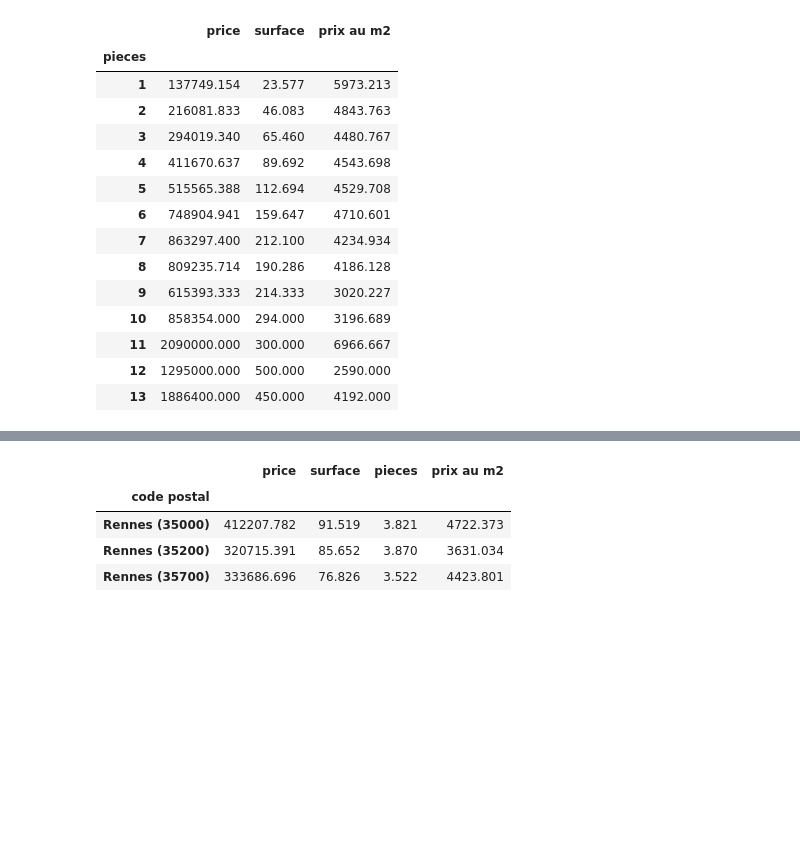
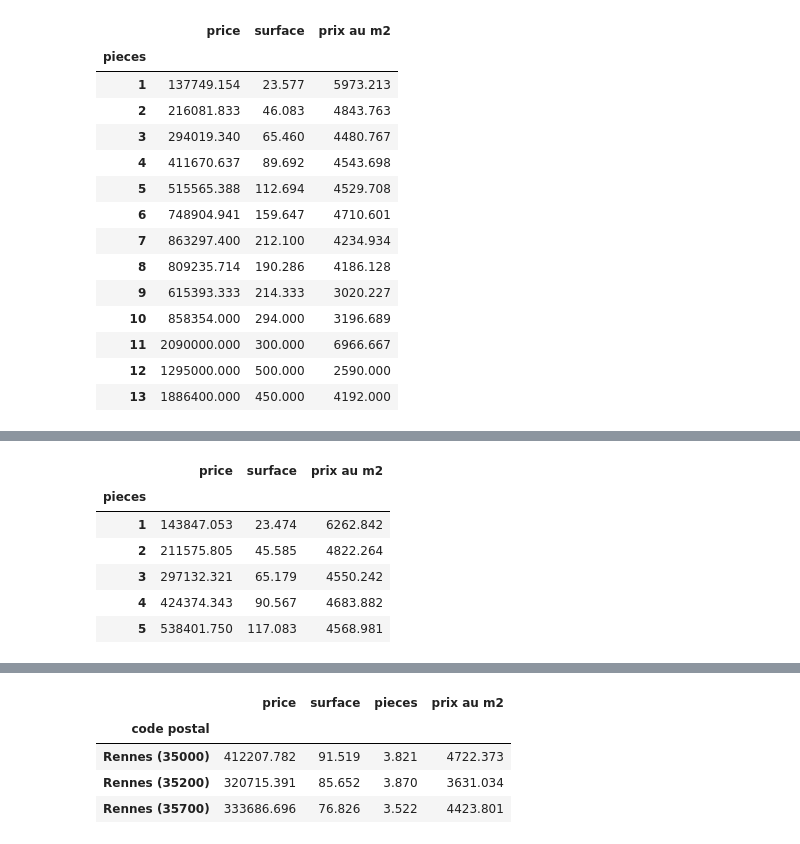
Before and after one commit to aandre35/real-estate-scraping, a Jupyter notebook: paru_vendu.ipynb, the cells around one changed output, grey strips where cells are left out. Saved outputs shown, nothing was run; the diff lists cells and outputs as text; code cells hidden in the pictures; blank space fills up the shorter version.

```diff
--- a/paru_vendu.ipynb
+++ b/paru_vendu.ipynb
@@ -120,0 +127,11 @@ df.groupby("pieces").mean()
+# %%
+df_price_surface = df[df['code postal'] == 'Rennes (35000)'].groupby("pieces").mean()
+df_price_surface.head()
+# %% [output]
+|  | price | surface | prix au m2 |
+| pieces |  |  |  |
+| 1 | 143847.053 | 23.474 | 6262.842 |
+| 2 | 211575.805 | 45.585 | 4822.264 |
+| 3 | 297132.321 | 65.179 | 4550.242 |
+| 4 | 424374.343 | 90.567 | 4683.882 |
+| 5 | 538401.750 | 117.083 | 4568.981 |
```
Also changed, not shown: parts of 5 cells of this notebook, 1 other file.
